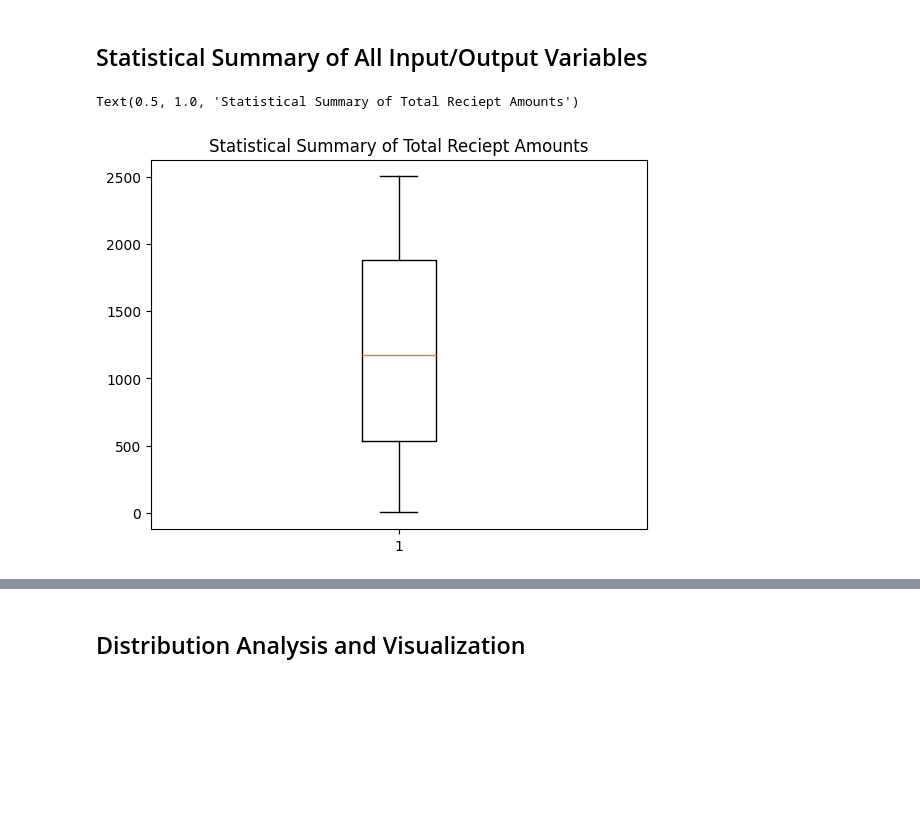
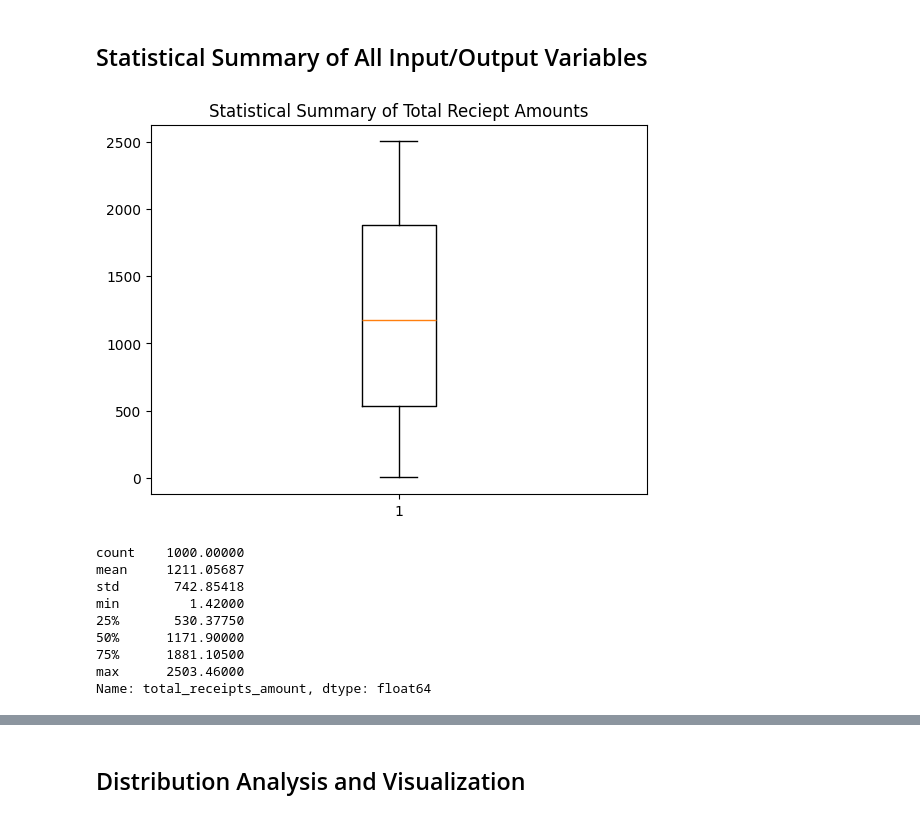
Before and after one commit to srazam/MachineLearningTeamProject, a Jupyter notebook: dataExp.ipynb, the cells around one changed output, grey strips where cells are left out. Drawn from its saved outputs; the diff is of its cells as text; code cells hidden in the pictures; blank space fills up the shorter version.

```diff
--- a/dataExp.ipynb
+++ b/dataExp.ipynb
@@ -105,6 +154,17 @@ print(output)
 # %%
 plt.boxplot(amount)
 plt.title("Statistical Summary of Total Reciept Amounts")
+plt.show()
+
+dataFrame["total_receipts_amount"].describe()
 # %% [output]
+[figure]
-Text(0.5, 1.0, 'Statistical Summary of Total Reciept Amounts')
+count    1000.00000
+mean     1211.05687
+std       742.85418
+min         1.42000
+25%       530.37750
+50%      1171.90000
+75%      1881.10500
+max      2503.46000
+Name: total_receipts_amount, dtype: float64
-[figure]
```
Also changed, not shown: parts of 16 cells of this notebook.
